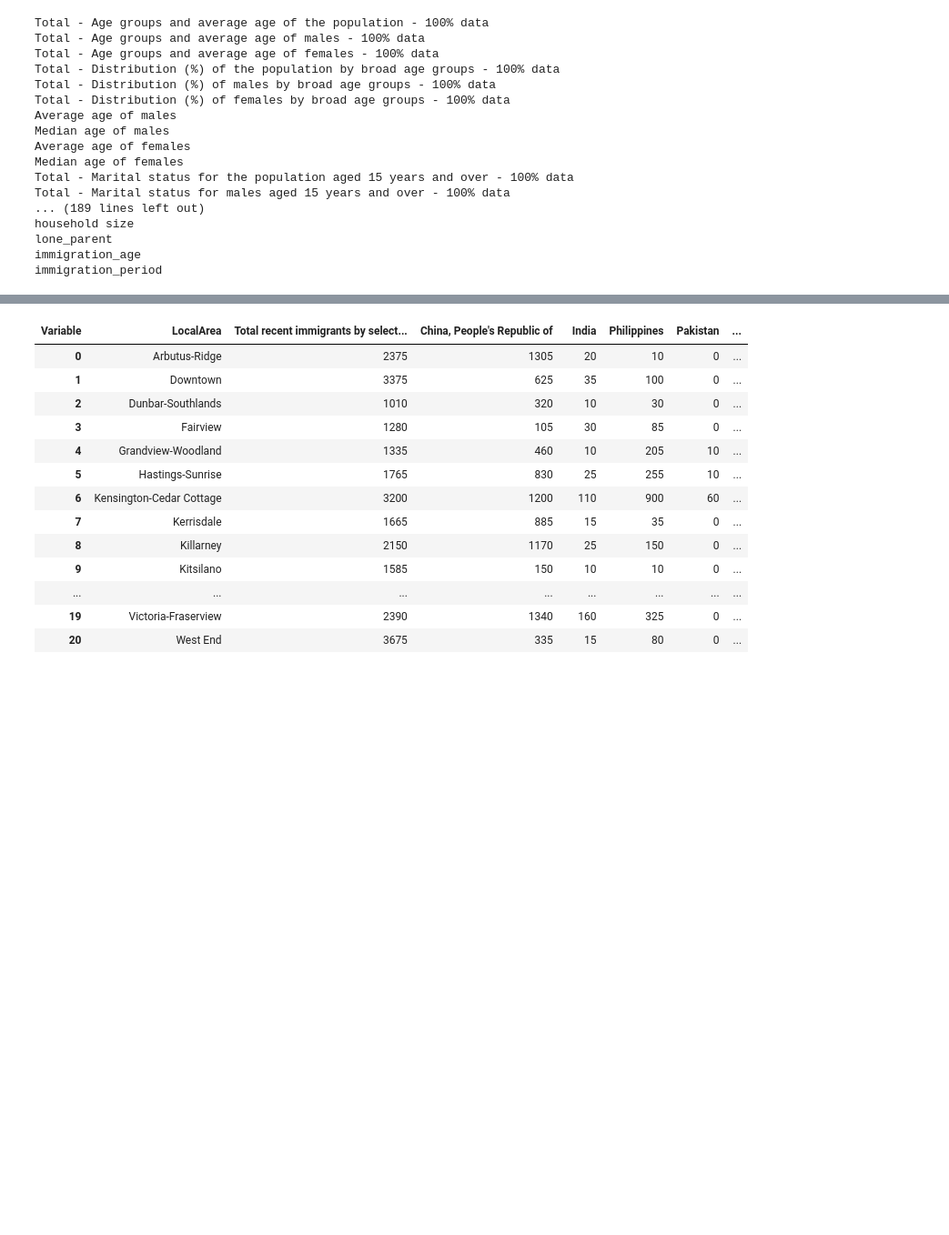
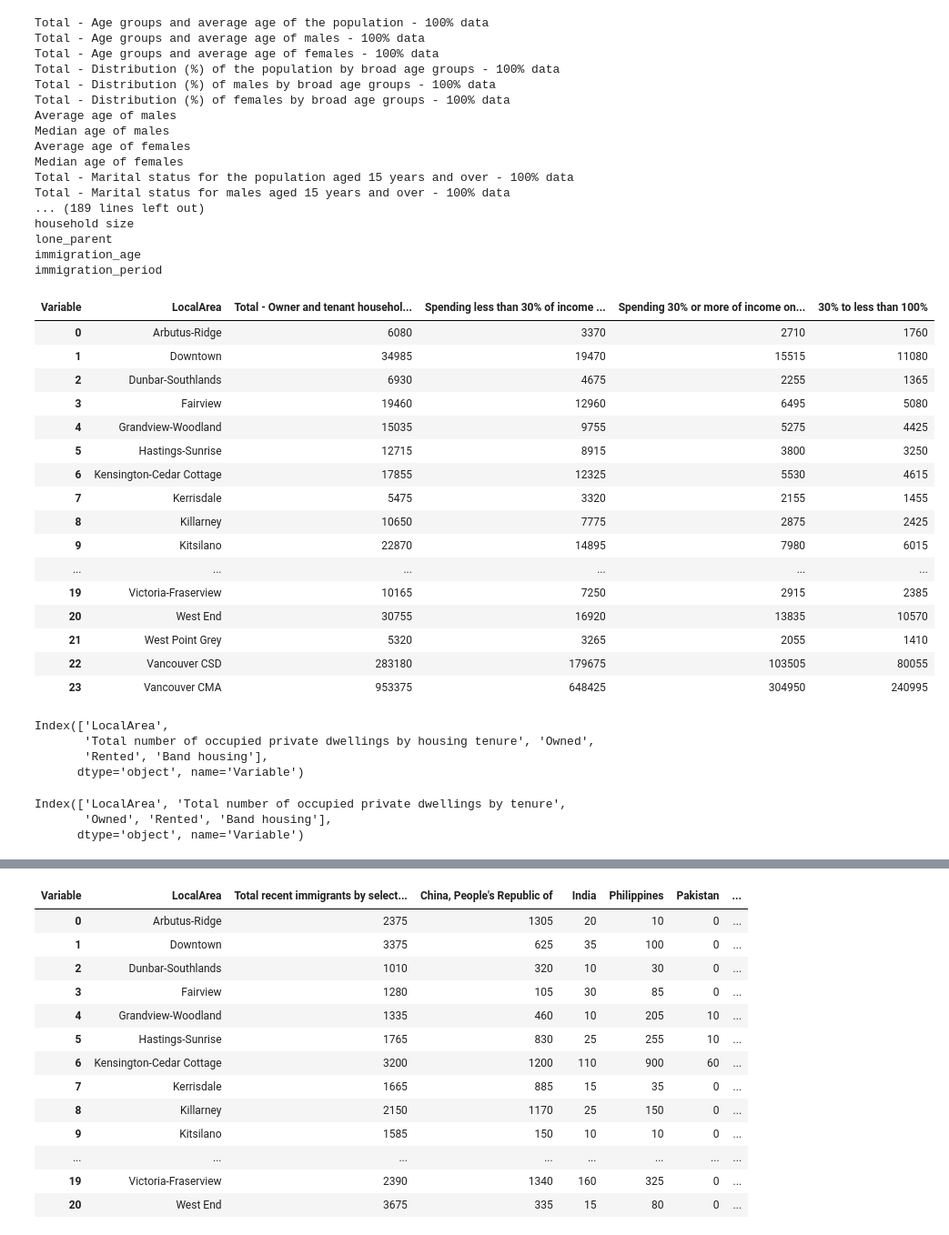
Before and after one commit to aakanksha023/EVAN, a Jupyter notebook: src/02_clean_wrangle/clean_census_data.ipynb, the cells around one changed output, grey strips where cells are left out. Shown at 91% size. Saved outputs shown, nothing was run; the diff lists cells and outputs as text; code cells hidden in the pictures; blank space fills up the shorter version.

```diff
--- a/src/02_clean_wrangle/clean_census_data.ipynb
+++ b/src/02_clean_wrangle/clean_census_data.ipynb
@@ -1215,4 +1279,37 @@ household size
 lone_parent
 immigration_age
 immigration_period
+# %%
+df_2016['Total -  Owner and tenant households with household total income greater than zero, in non-farm, non-reserve private dwellings by shelter-cost-to-income ratio - 25% sample data']
+# %% [output]
+| Variable | LocalArea | Total - Owner and tenant househol... | Spending less than 30% of income ... | Spending 30% or more of income on... | 30% to less than 100% |
+| 0 | Arbutus-Ridge | 6080 | 3370 | 2710 | 1760 |
+| 1 | Downtown | 34985 | 19470 | 15515 | 11080 |
+| 2 | Dunbar-Southlands | 6930 | 4675 | 2255 | 1365 |
+| 3 | Fairview | 19460 | 12960 | 6495 | 5080 |
+| 4 | Grandview-Woodland | 15035 | 9755 | 5275 | 4425 |
+| 5 | Hastings-Sunrise | 12715 | 8915 | 3800 | 3250 |
+| 6 | Kensington-Cedar Cottage | 17855 | 12325 | 5530 | 4615 |
+| 7 | Kerrisdale | 5475 | 3320 | 2155 | 1455 |
+| 8 | Killarney | 10650 | 7775 | 2875 | 2425 |
+| 9 | Kitsilano | 22870 | 14895 | 7980 | 6015 |
+| ... | ... | ... | ... | ... | ... |
+| 19 | Victoria-Fraserview | 10165 | 7250 | 2915 | 2385 |
+| 20 | West End | 30755 | 16920 | 13835 | 10570 |
+| 21 | West Point Grey | 5320 | 3265 | 2055 | 1410 |
+| 22 | Vancouver CSD | 283180 | 179675 | 103505 | 80055 |
+| 23 | Vancouver CMA | 953375 | 648425 | 304950 | 240995 |
+# %%
+df_2006['Total number of occupied private dwellings by housing tenure'].columns
+# %% [output]
+Index(['LocalArea',
+       'Total number of occupied private dwellings by housing tenure', 'Owned',
+       'Rented', 'Band housing'],
+      dtype='object', name='Variable')
+# %%
+df_2001['Total number of occupied private dwellings by tenure'].columns
+# %% [output]
+Index(['LocalArea', 'Total number of occupied private dwellings by tenure',
+       'Owned', 'Rented', 'Band housing'],
+      dtype='object', name='Variable')
 # %%
```
Also changed, not shown: parts of 22 cells of this notebook.
